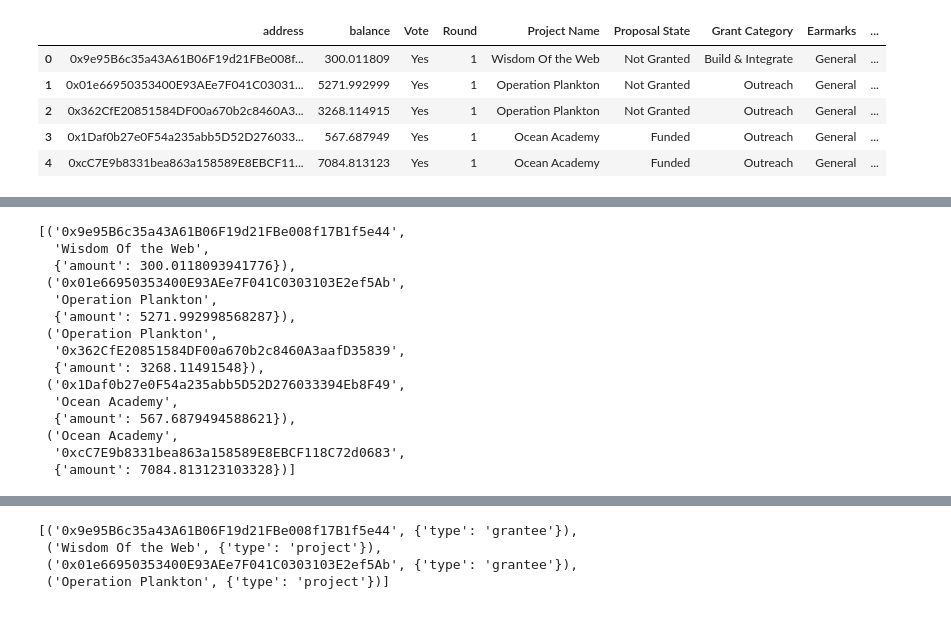
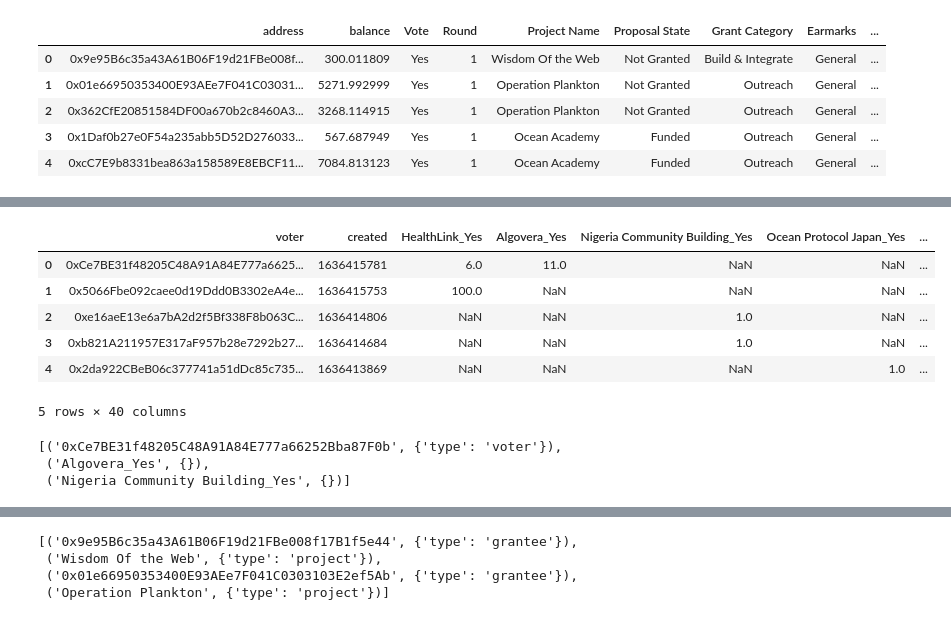
Before and after one commit to le-dawg/OceanProtocol-Rounds-Data, a Jupyter notebook: OceanDAO-data-analysis.ipynb, the cells around one changed output, grey strips where cells are left out. Drawn from its saved outputs; the diff is of its cells as text; code cells hidden in the pictures.

```diff
--- a/OceanDAO-data-analysis.ipynb
+++ b/OceanDAO-data-analysis.ipynb
@@ -230,0 +229,24 @@ for row in early_rds_data.itertuples():
+# %%
+round_11_votes = pd.read_csv("votes.csv")
+round_11_choices = pd.read_csv("choices.csv")
+# %%
+def convert(x, dic):
+  for k in dic:
+    if str(k) == str(x):
+      return dic[k]
+  return x
+# %%
+d = round_11_choices.to_dict(orient='records')
+d[0].pop('choice/0')
+e = d[0]
+# convert(round_11_votes.columns[4], e)
+round_11_votes.rename(columns=lambda x: convert(x,e), inplace=True)
+round_11_votes.head()
+# %% [output]
+|  | voter | created | HealthLink_Yes | Algovera_Yes | Nigeria Community Building_Yes | Ocean Protocol Japan_Yes | ... |
+| 0 | 0xCe7BE31f48205C48A91A84E777a6625... | 1636415781 | 6.0 | 11.0 | NaN | NaN | ... |
+| 1 | 0x5066Fbe092caee0d19Ddd0B3302eA4e... | 1636415753 | 100.0 | NaN | NaN | NaN | ... |
+| 2 | 0xe16aeE13e6a7bA2d2f5Bf338F8b063C... | 1636414806 | NaN | NaN | 1.0 | NaN | ... |
+| 3 | 0xb821A211957E317aF957b28e7292b27... | 1636414684 | NaN | NaN | 1.0 | NaN | ... |
+| 4 | 0x2da922CBeB06c377741a51dDc85c735... | 1636413869 | NaN | NaN | NaN | 1.0 | ... |
+5 rows × 40 columns
@@ -231,21 +268,9 @@ for row in early_rds_data.itertuples():
 # %%
-list(Gs[4].edges().data())
+list(Gs[0].nodes().data())
 # %% [output]
-[('0x9e95B6c35a43A61B06F19d21FBe008f17B1f5e44',
-  'Wisdom Of the Web',
-  {'amount': 300.0118093941776}),
- ('0x01e66950353400E93AEe7F041C0303103E2ef5Ab',
-  'Operation Plankton',
-  {'amount': 5271.992998568287}),
- ('Operation Plankton',
-  '0x362CfE20851584DF00a670b2c8460A3aafD35839',
-  {'amount': 3268.11491548}),
- ('0x1Daf0b27e0F54a235abb5D52D276033394Eb8F49',
-  'Ocean Academy',
-  {'amount': 567.6879494588621}),
- ('Ocean Academy',
-  '0xcC7E9b8331bea863a158589E8EBCF118C72d0683',
-  {'amount': 7084.813123103328})]
+[('0xCe7BE31f48205C48A91A84E777a66252Bba87F0b', {'type': 'voter'}),
+ ('Algovera_Yes', {}),
+ ('Nigeria Community Building_Yes', {})]
 # %%
 !pip install holoviews
 !pip install panel
```
Also changed, not shown: parts of 8 cells of this notebook, 3 other files.
